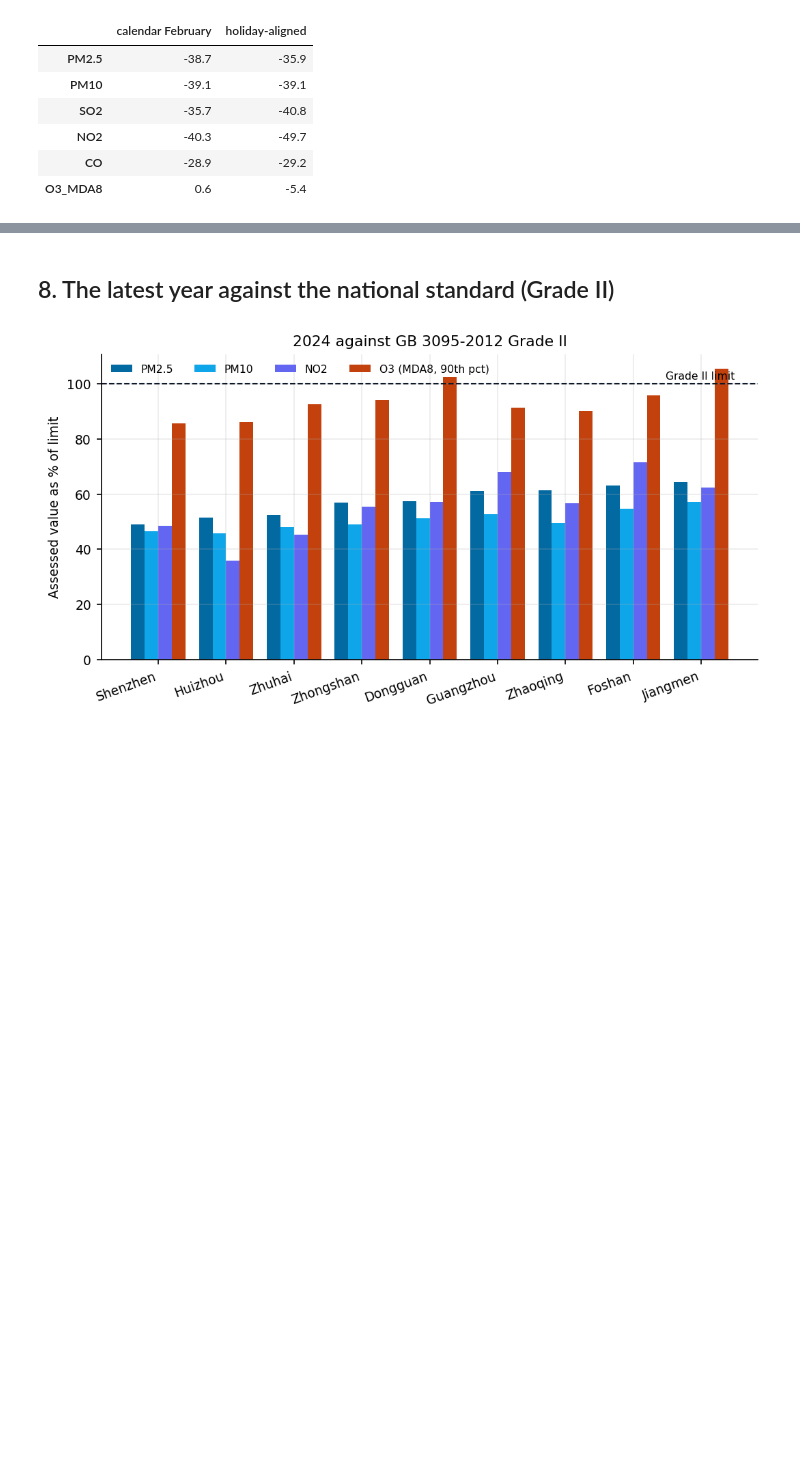
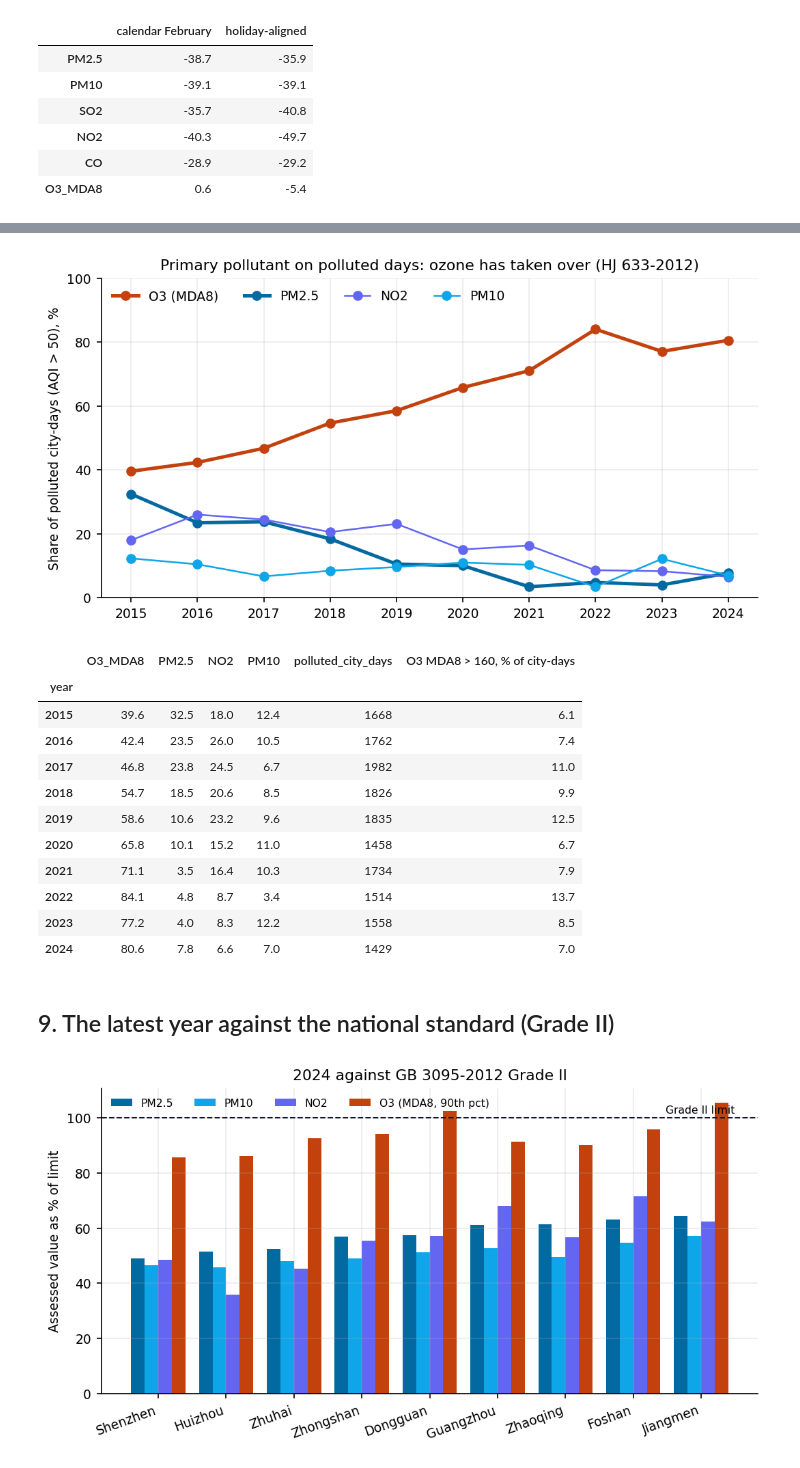
Before and after one commit to Zhaohh0706/GBA-Air-Quality-Analysis, a Jupyter notebook: notebooks/analysis.ipynb, the cells around one changed output, grey strips where cells are left out. Cells and saved outputs as stored; diff of their text form; code cells hidden in the pictures; blank space fills up the shorter version.

```diff
--- a/notebooks/analysis.ipynb
+++ b/notebooks/analysis.ipynb
@@ -157,5 +163,24 @@ pd.concat({"calendar February": analysis.lockdown_february(days)["change_pct"],
+# %%
+display(Image(filename=str(figures.primary_pollutant(days))))
+shares = analysis.primary_pollutant_shares(days)
+exceed = analysis.ozone_exceedance(days).rename("O3 MDA8 > 160, % of city-days")
+shares[["O3_MDA8", "PM2.5", "NO2", "PM10", "polluted_city_days"]].join(exceed).round(1)
+# %% [output]
+[figure, added]
+|  | O3_MDA8 | PM2.5 | NO2 | PM10 | polluted_city_days | O3 MDA8 > 160, % of city-days |
+| year |  |  |  |  |  |  |
+| 2015 | 39.6 | 32.5 | 18.0 | 12.4 | 1668 | 6.1 |
+| 2016 | 42.4 | 23.5 | 26.0 | 10.5 | 1762 | 7.4 |
+| 2017 | 46.8 | 23.8 | 24.5 | 6.7 | 1982 | 11.0 |
+| 2018 | 54.7 | 18.5 | 20.6 | 8.5 | 1826 | 9.9 |
+| 2019 | 58.6 | 10.6 | 23.2 | 9.6 | 1835 | 12.5 |
+| 2020 | 65.8 | 10.1 | 15.2 | 11.0 | 1458 | 6.7 |
+| 2021 | 71.1 | 3.5 | 16.4 | 10.3 | 1734 | 7.9 |
+| 2022 | 84.1 | 4.8 | 8.7 | 3.4 | 1514 | 13.7 |
+| 2023 | 77.2 | 4.0 | 8.3 | 12.2 | 1558 | 8.5 |
+| 2024 | 80.6 | 7.8 | 6.6 | 7.0 | 1429 | 7.0 |
 # %% [markdown]
-## 8. The latest year against the national standard (Grade II)
+## 9. The latest year against the national standard (Grade II)
 # %%
 display(Image(filename=str(figures.against_standard(years, LATEST))))
 analysis.against_standard(years, LATEST).round(0)
```
Also changed, not shown: parts of 3 cells of this notebook, 6 other files.
